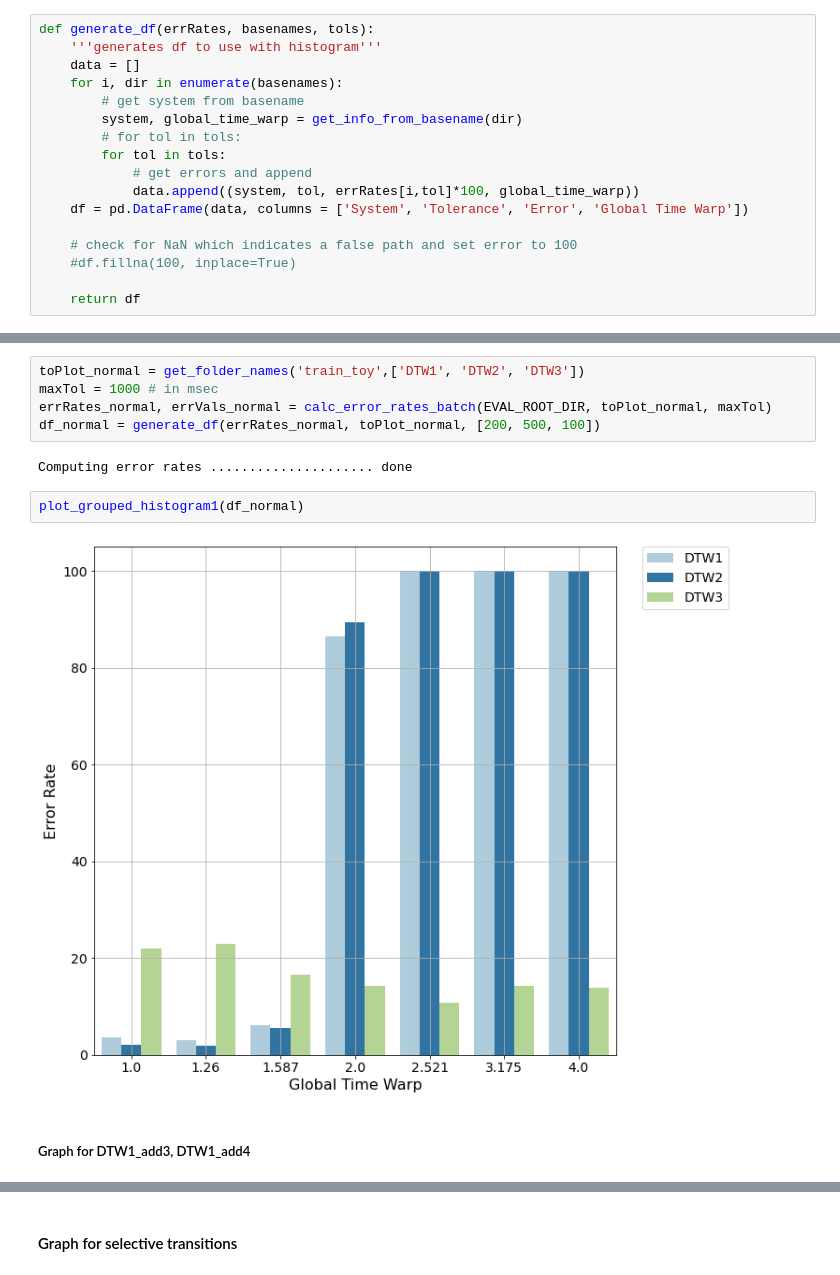
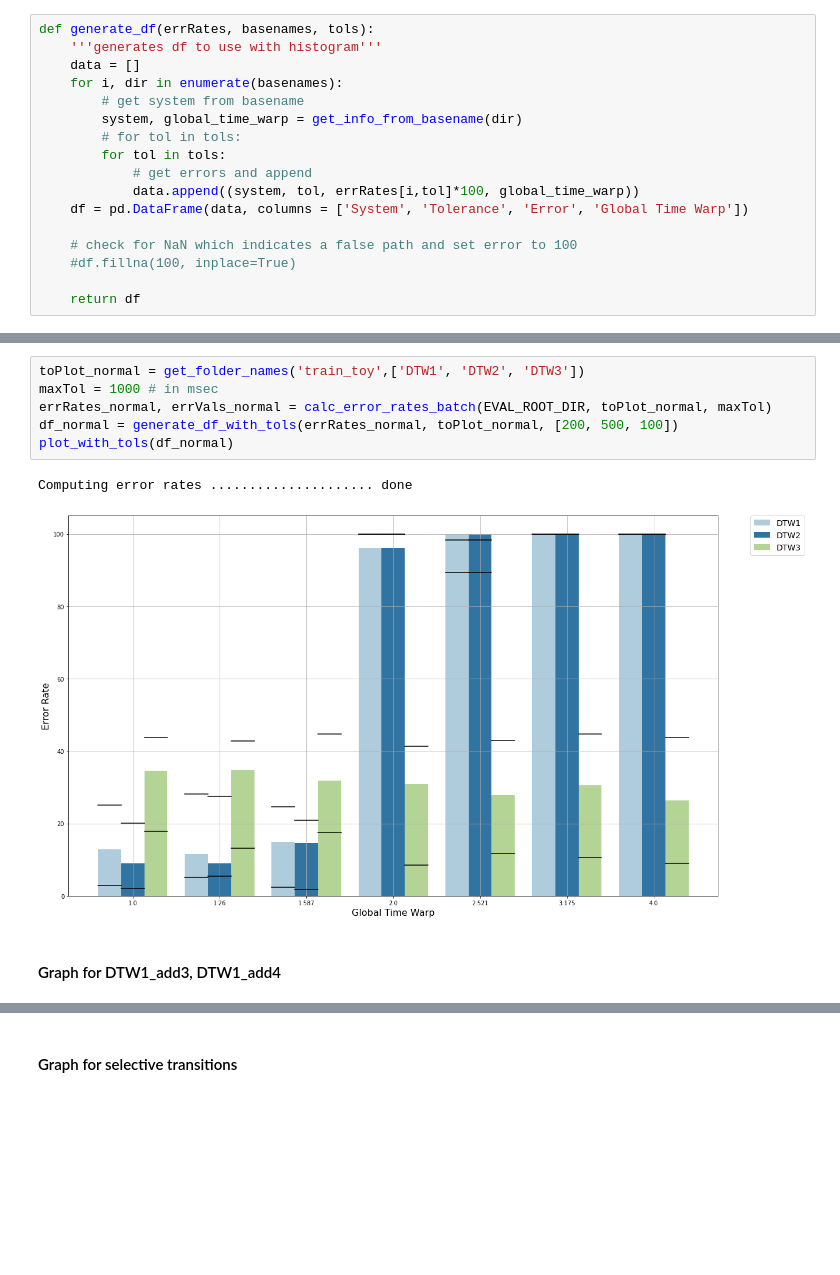
Before and after one commit to HMC-MIR/ExtremeTimeWarping, a Jupyter notebook: 03_Evaluate.ipynb, the cells around one changed output, grey strips where cells are left out. Cells and saved outputs as stored; diff of their text form; blank space fills up the shorter version.

```diff
--- a/03_Evaluate.ipynb
+++ b/03_Evaluate.ipynb
@@ -251,16 +285,14 @@ plot_grouped_histogram1(df1)
 # %%
 toPlot_normal = get_folder_names('train_toy',['DTW1', 'DTW2', 'DTW3'])
 maxTol = 1000 # in msec
 errRates_normal, errVals_normal = calc_error_rates_batch(EVAL_ROOT_DIR, toPlot_normal, maxTol)
-df_normal = generate_df(errRates_normal, toPlot_normal, [200, 500, 100])
+df_normal = generate_df_with_tols(errRates_normal, toPlot_normal, [200, 500, 100])
+plot_with_tols(df_normal)
 # %% [output]
 Computing error rates ..................... done
+[figure, added]
-# %%
-plot_grouped_histogram1(df_normal)
-# %% [output]
-[figure, removed]
 # %% [markdown]
-##### Graph for DTW1_add3, DTW1_add4
+#### Graph for DTW1_add3, DTW1_add4
 # %%
 toPlot_add = get_folder_names('train_toy',['DTW1', 'DTW1_add3', 'DTW1_add4'])
 maxTol = 1000 # in msec
```
Also changed, not shown: parts of 31 cells of this notebook.
